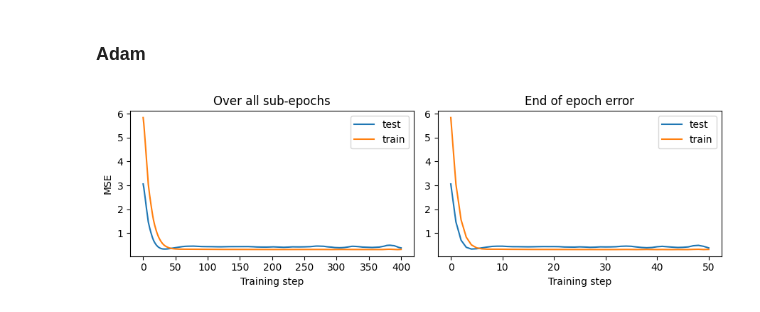
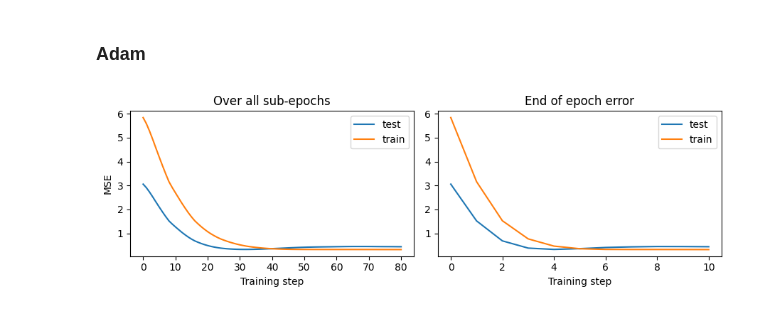
Before and after one commit to Trond01/Project2_FYS-STK4155, a Jupyter notebook: Runs/OLS_analgrad.ipynb, the cells around one changed output. Drawn from its saved outputs; the diff is of its cells as text; code cells hidden in the pictures.

```diff
--- a/Runs/OLS_analgrad.ipynb
+++ b/Runs/OLS_analgrad.ipynb
@@ -64,7 +68,8 @@ plot_test_results(result_RMS_prop["test_loss_list"], result_RMS_prop["train_loss
 # %% [markdown]
 ### Adam
 # %%
-result_adam = SGD_adam(X_train, y_train, X_test, y_test, grad_method=loss_grad,n_epochs=epochs, beta0=beta0, test_loss_func=loss_func)
+result_adam = SGD_adam(X_train, y_train, X_test, y_test, grad_method=loss_grad, beta0=beta0, test_loss_func=loss_func,
+                       n_epochs=10)
 plot_test_results(result_adam["test_loss_list"], result_adam["train_loss_list"], m)
 # %% [output]
-[figure, old version]
+[figure, new version]
```
Also changed, not shown: parts of 5 cells of this notebook.
